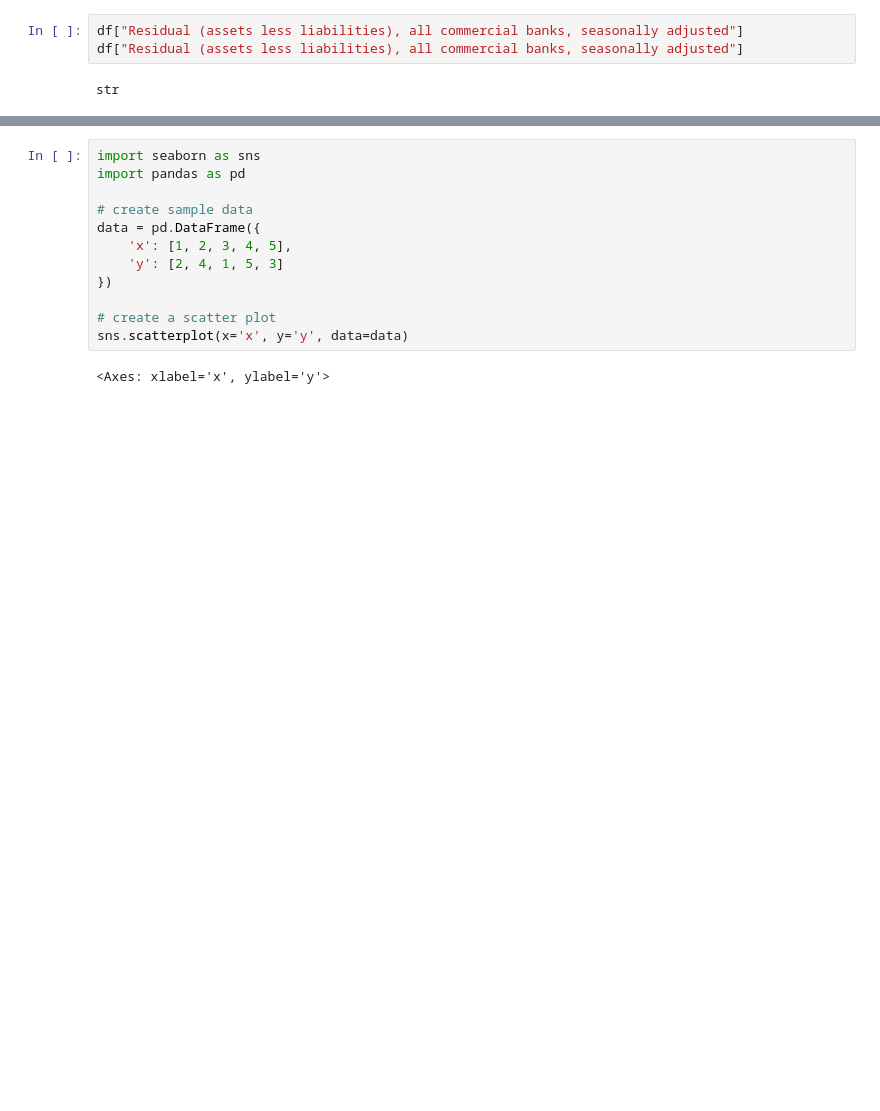
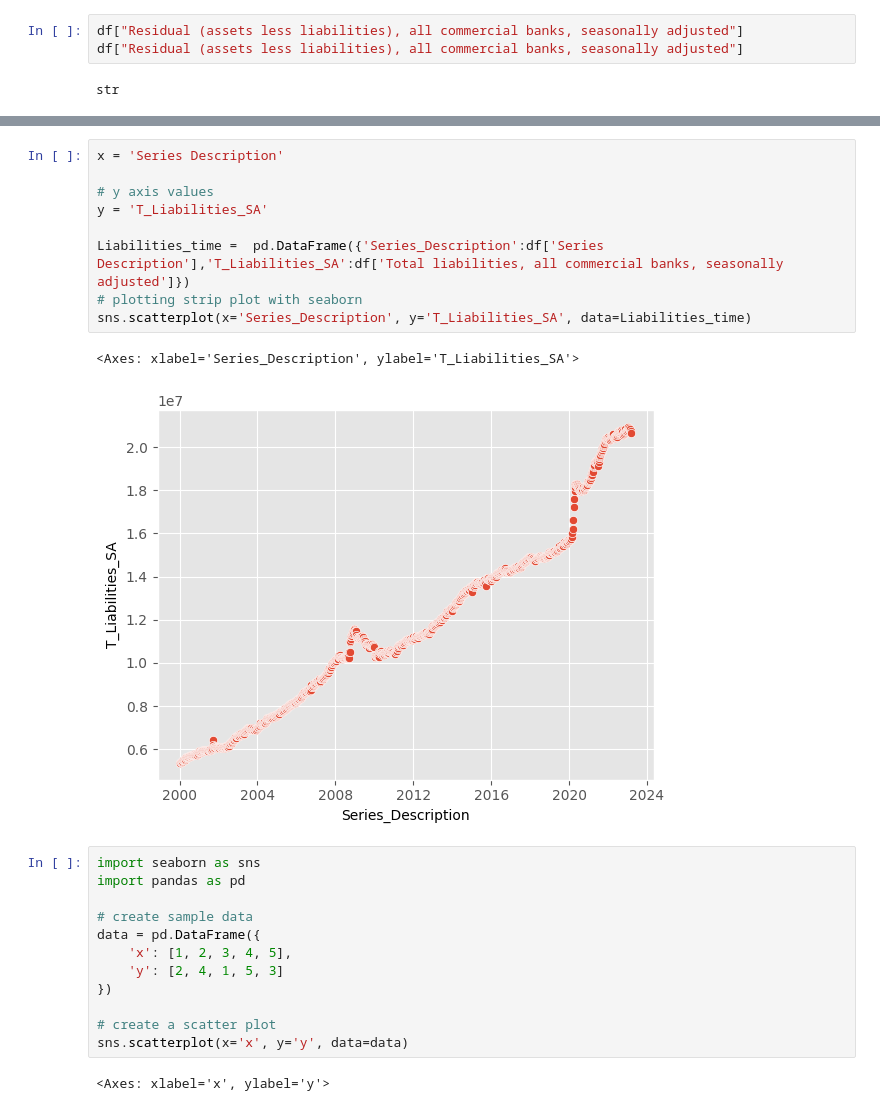
Before and after one commit to leo-salinas-chacon/financial_sector_integrity, a Jupyter notebook: test_2.ipynb, the cells around one changed output, grey strips where cells are left out. Drawn from its saved outputs; the diff is of its cells as text; blank space fills up the shorter version.

```diff
--- a/test_2.ipynb
+++ b/test_2.ipynb
@@ -94,3 +105,15 @@ data_display.head()
+# %%
+x = 'Series Description'
+
+# y axis values
+y = 'T_Liabilities_SA'
+
+Liabilities_time =  pd.DataFrame({'Series_Description':df['Series Description'],'T_Liabilities_SA':df['Total liabilities, all commercial banks, seasonally adjusted']})
+# plotting strip plot with seaborn
+sns.scatterplot(x='Series_Description', y='T_Liabilities_SA', data=Liabilities_time)
+# %% [output]
+<Axes: xlabel='Series_Description', ylabel='T_Liabilities_SA'>
+[figure, added]
 # %%
 import seaborn as sns
 import pandas as pd
```
Also changed, not shown: parts of 6 cells of this notebook, 2 other files.
